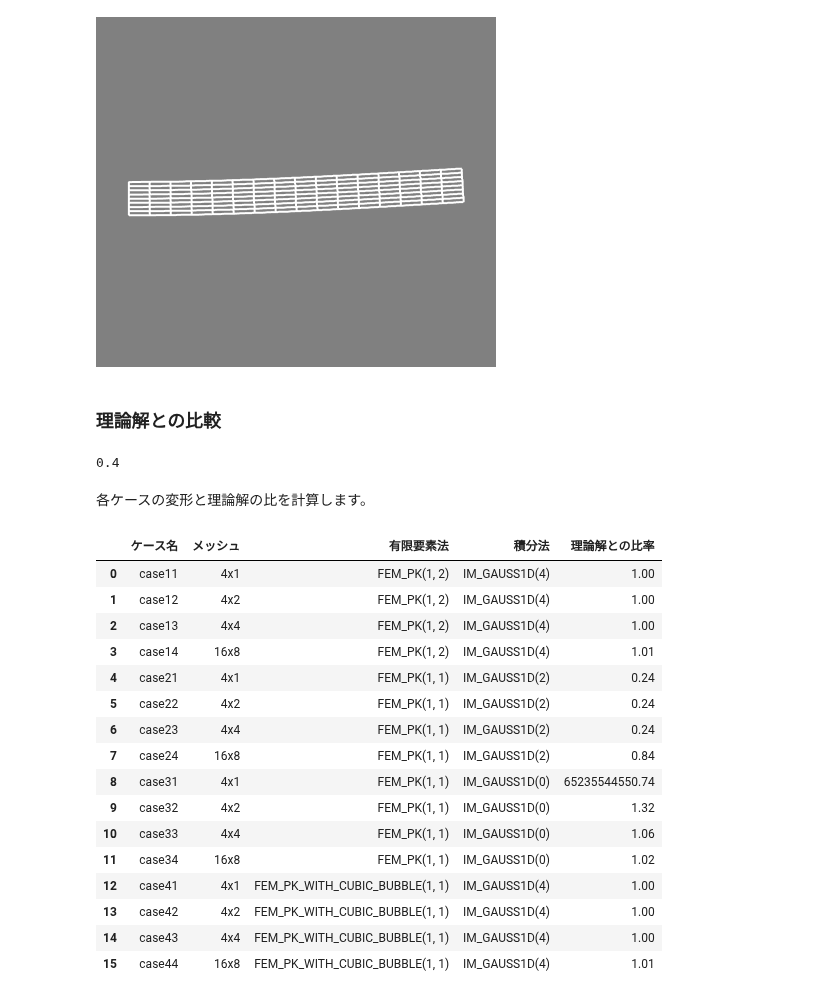
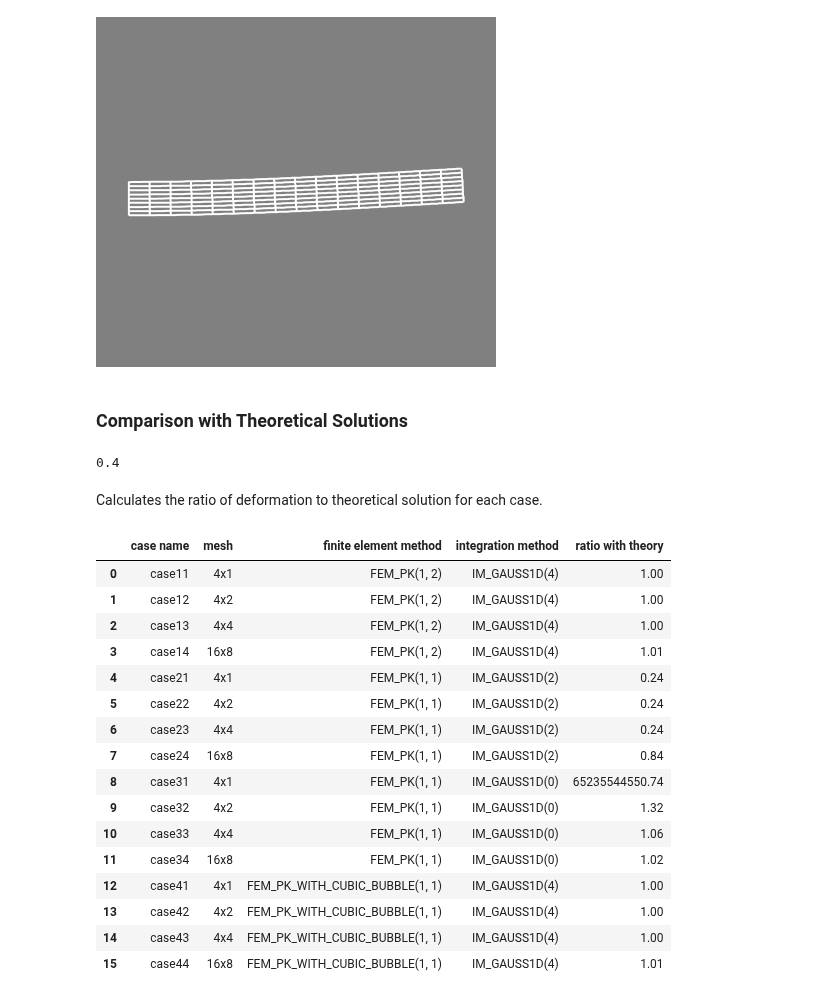
Before and after one commit to tkoyama010/Colaboratory, a Jupyter notebook: Cantilever.ipynb, the cells around one changed output. Cells and saved outputs as stored; diff of their text form; code cells hidden in the pictures.

```diff
--- a/Cantilever.ipynb
+++ b/Cantilever.ipynb
@@ -505,8 +528,8 @@ from IPython.display import Image, display_png
 display_png(Image("u_" + "case44" + ".png"))
 # %% [output]
 [figure]
-# %% [markdown]
-### 理論解との比較
+# %% [markdown]
+### Comparison with Theoretical Solutions
 # %%
 b = 1.0
 I = b*h**3.0/12.0
@@ -514,26 +537,32 @@ dmax = 1.0/3.0*(F*L**3)/(E*I)
 dmax
 # %% [output]
 0.4
-# %% [markdown]
-各ケースの変形と理論解の比を計算します。
+# %% [markdown]
+Calculates the ratio of deformation to theoretical solution for each case.
 # %%
 pd.options.display.float_format = "{:.2f}".format
 
 
 data = []
 
-columns = ["ケース名", "メッシュ", "有限要素法", "積分法", "理論解との比率"]
+columns = [
+    "case name",
+    "mesh",
+    "finite element method",
+    "integration method",
+    "ratio with theory",
+]
 
 for case, x, y, fem_name, method, md, mfu in zip(
     cases, xs, ys, fem_names, methods, mds, mfus
 ):
     u = md.variable("u")
     dof = mfu.basic_dof_on_region(RIGHT_BOUND)
     data.append([case, str(x) + "x" + str(y), fem_name, method, max(u[dof] / dmax)])
 df = pd.DataFrame(data=data, columns=columns)
 df
 # %% [output]
-|  | ケース名 | メッシュ | 有限要素法 | 積分法 | 理論解との比率 |
+|  | case name | mesh | finite element method | integration method | ratio with theory |
 | 0 | case11 | 4x1 | FEM_PK(1, 2) | IM_GAUSS1D(4) | 1.00 |
 | 1 | case12 | 4x2 | FEM_PK(1, 2) | IM_GAUSS1D(4) | 1.00 |
 | 2 | case13 | 4x4 | FEM_PK(1, 2) | IM_GAUSS1D(4) | 1.00 |
```
Also changed, not shown: parts of 79 cells of this notebook.
